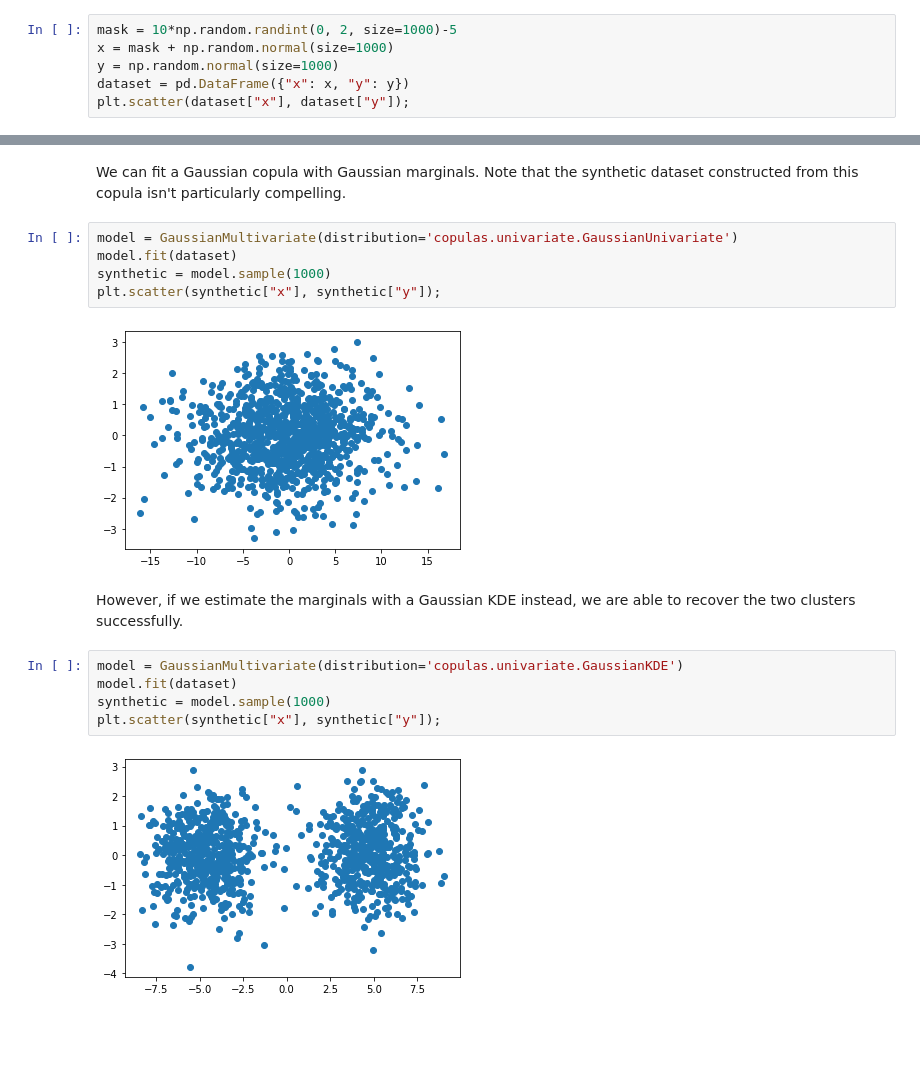
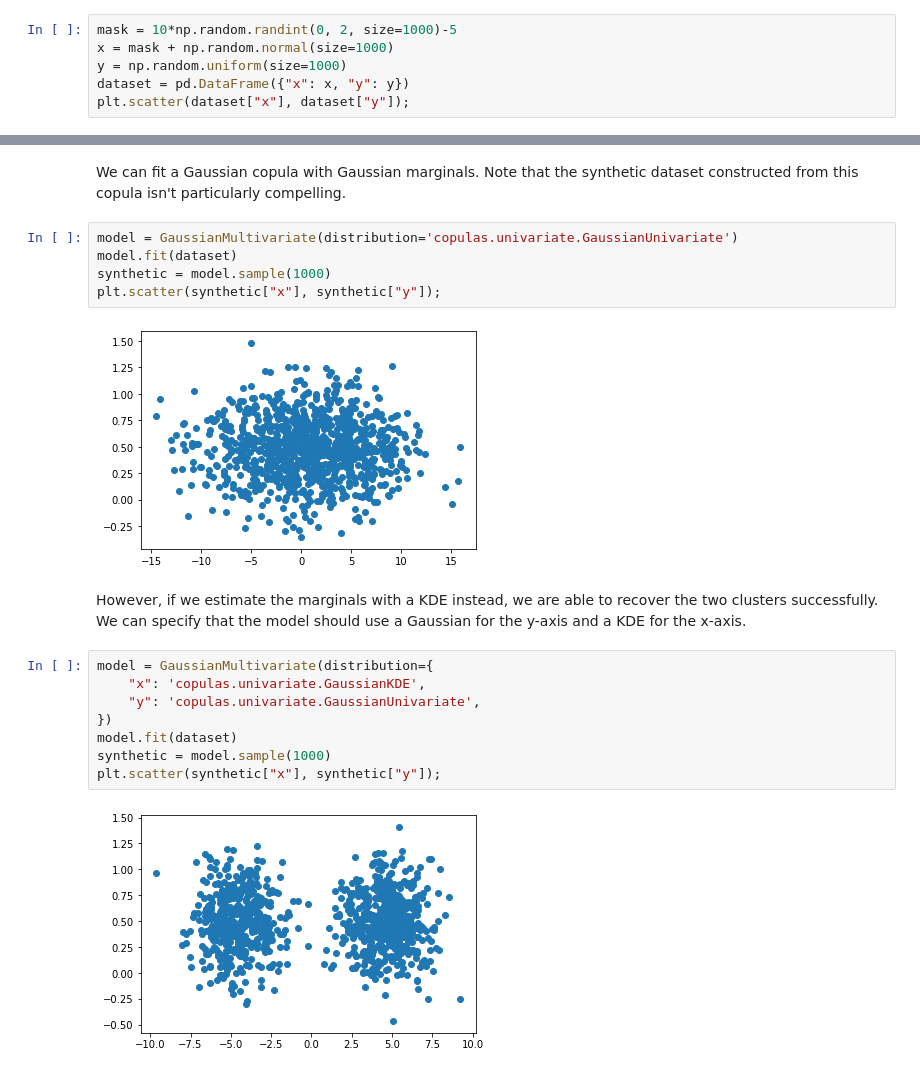
Before and after one commit to sdv-dev/Copulas, a Jupyter notebook: examples/2_gaussian_copula.ipynb, the cells around one changed output, grey strips where cells are left out. Cells and saved outputs as stored; diff of their text form; blank space fills up the shorter version.

Commit message:
Added univariate selection to Gaussian copula.

```diff
--- a/examples/2_gaussian_copula.ipynb
+++ b/examples/2_gaussian_copula.ipynb
@@ -12,7 +12,7 @@ We'll start by generating a simple dataset with two clusters of values.
 # %%
 mask = 10*np.random.randint(0, 2, size=1000)-5
 x = mask + np.random.normal(size=1000)
-y = np.random.normal(size=1000)
+y = np.random.uniform(size=1000)
 dataset = pd.DataFrame({"x": x, "y": y})
 plt.scatter(dataset["x"], dataset["y"]);
 # %% [output]
@@ -25,13 +25,16 @@ model.fit(dataset)
 synthetic = model.sample(1000)
 plt.scatter(synthetic["x"], synthetic["y"]);
 # %% [output]
-[figure, old version]
+[figure, new version]
 # %% [markdown]
-However, if we estimate the marginals with a Gaussian KDE instead, we are able to recover the two clusters successfully.
+However, if we estimate the marginals with a KDE instead, we are able to recover the two clusters successfully. We can specify that the model should use a Gaussian for the y-axis and a KDE for the x-axis.
 # %%
-model = GaussianMultivariate(distribution='copulas.univariate.GaussianKDE')
+model = GaussianMultivariate(distribution={
+    "x": 'copulas.univariate.GaussianKDE',
+    "y": 'copulas.univariate.GaussianUnivariate',
+})
 model.fit(dataset)
 synthetic = model.sample(1000)
 plt.scatter(synthetic["x"], synthetic["y"]);
 # %% [output]
-[figure, old version]
+[figure, new version]
```
Also changed, not shown: parts of 6 cells of this notebook, 4 other files.
